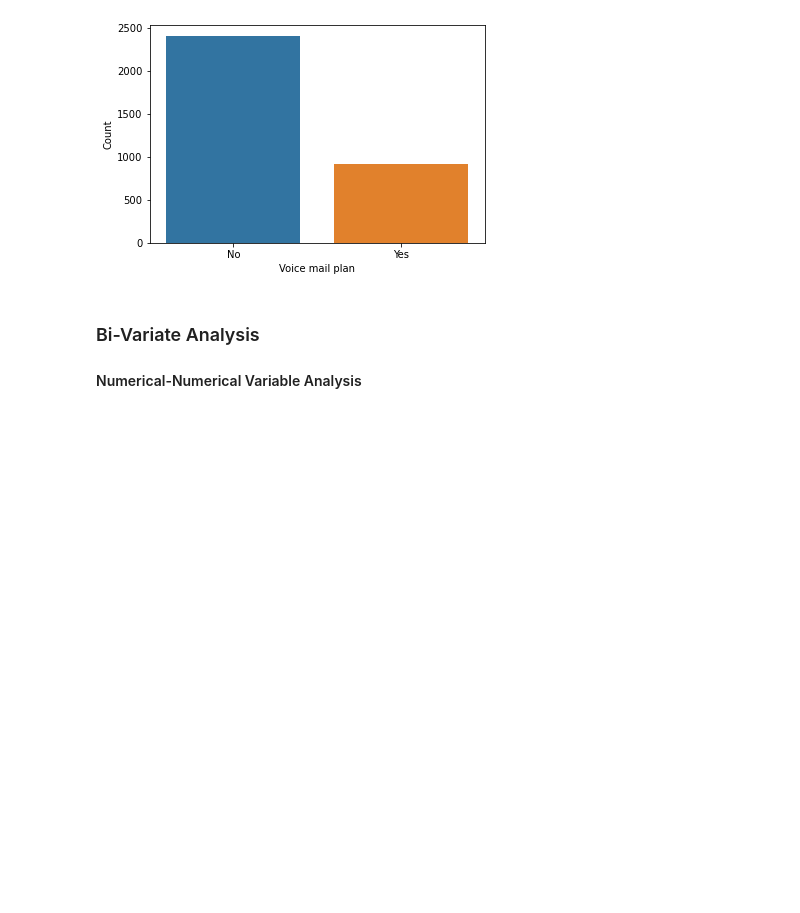
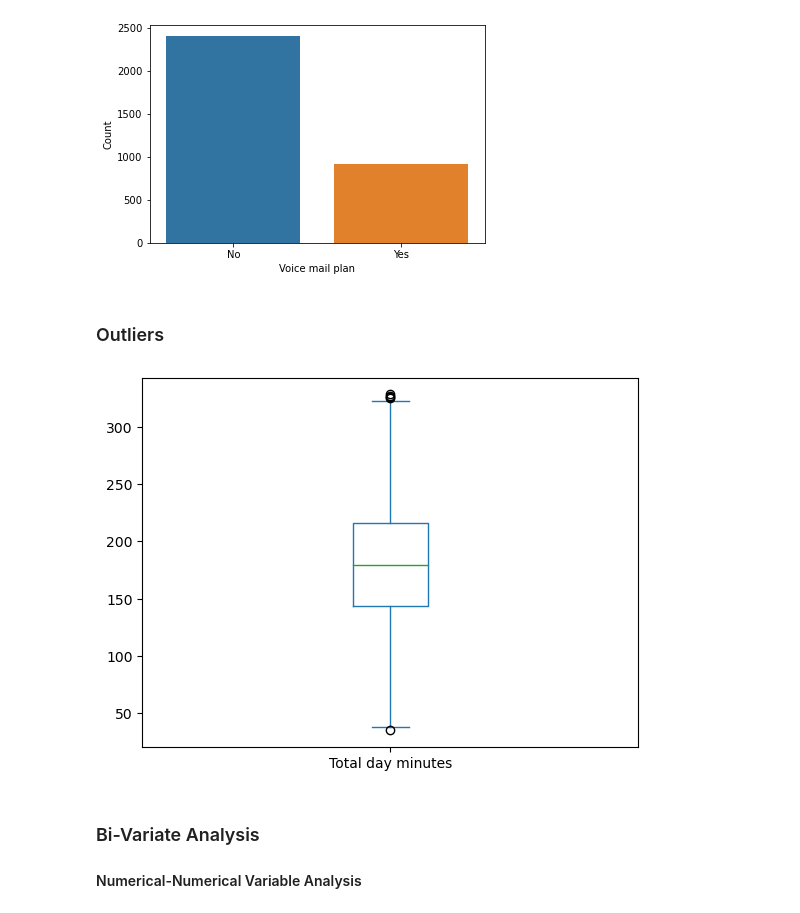
Before and after one commit to regan-mu/ADS-Jan-2023, a Jupyter notebook: 25 Exploratory Data Analysis(EDA)/EDA.ipynb, the cells around one changed output. Saved outputs shown, nothing was run; the diff lists cells and outputs as text; code cells hidden in the pictures; blank space fills up the shorter version.

```diff
--- a/25 Exploratory Data Analysis(EDA)/EDA.ipynb
+++ b/25 Exploratory Data Analysis(EDA)/EDA.ipynb
@@ -204,6 +204,25 @@ sns.barplot(data=voice_plan_frequency, x='Voice mail plan', y='Count')
 plt.show()
 # %% [output]
 [figure]
+# %% [markdown]
+### Outliers
+# %%
+def remove_outliers(col):
+    const = 1.5
+    iqr = scipy.stats.iqr(df[col]) * const
+    q1 = np.quantile(df[col], 0.25)
+    q3 = np.quantile(df[col], 0.77)
+    lower = q1 - iqr
+    upper = q3 + iqr
+    return lower, upper
+# %%
+lower, upper = remove_outliers("Total day minutes")
+# %%
+cleaned = df[(df["Total day minutes"] < upper) & (df["Total day minutes"] > lower)]
+cleaned["Total day minutes"].plot(kind="box")
+plt.show()
+# %% [output]
+[figure, added]
 # %% [markdown]
 ### Bi-Variate Analysis
 #### Numerical-Numerical Variable Analysis
```
Also changed, not shown: parts of 2 cells of this notebook, 13 other files.
